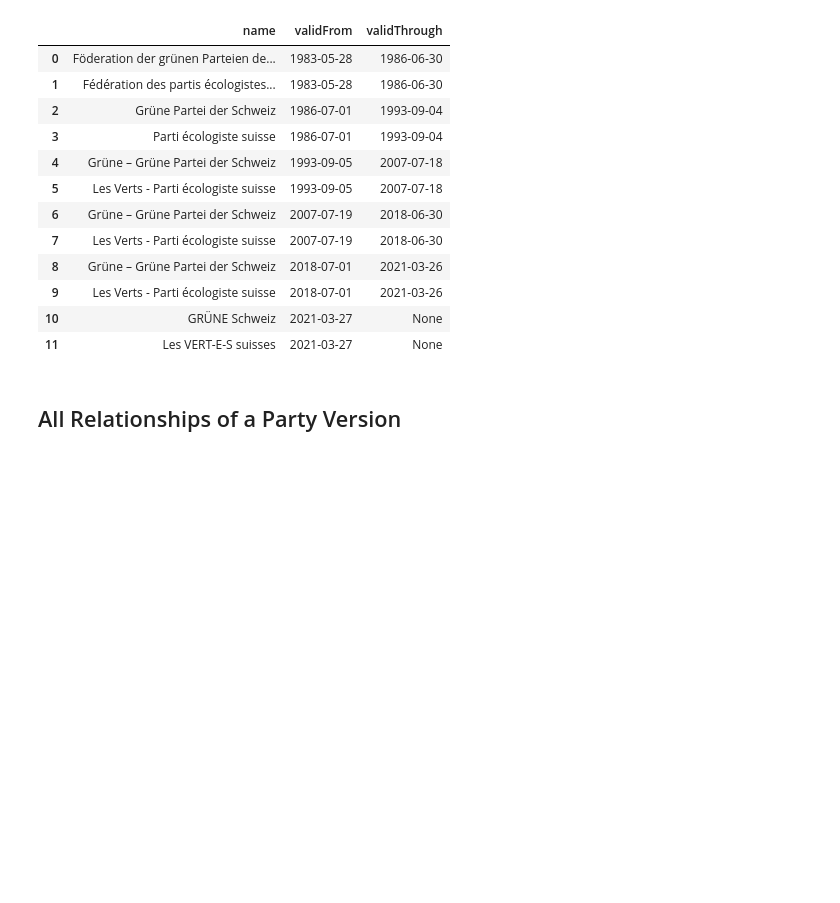
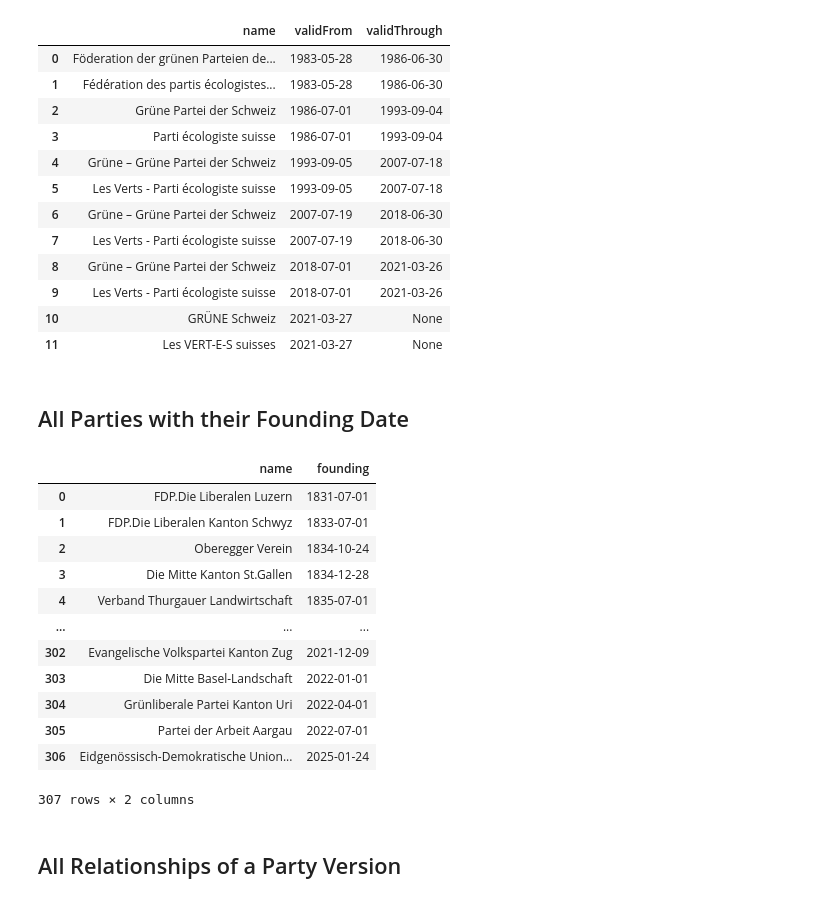
Before and after one commit to swiss/fch-political-party-pipeline, a Jupyter notebook: notebooks/2_use.ipynb, the cells around one changed output. Cells and saved outputs as stored; diff of their text form; code cells hidden in the pictures; blank space fills up the shorter version.

```diff
--- a/notebooks/2_use.ipynb
+++ b/notebooks/2_use.ipynb
@@ -151,6 +151,43 @@ display(df)
 | 9 | Les Verts - Parti écologiste suisse | 2018-07-01 | 2021-03-26 |
 | 10 | GRÜNE Schweiz | 2021-03-27 | None |
 | 11 | Les VERT-E-S suisses | 2021-03-27 | None |
+# %% [markdown]
+## All Parties with their Founding Date
+# %%
+query = """
+
+PREFIX vl: <https://version.link/>
+PREFIX schema: <http://schema.org/>
+
+SELECT ?name ?founding WHERE {
+
+    ?party a vl:Identity ;
+        schema:validFrom ?founding ;
+        schema:name ?name .
+
+    FILTER(lang(?name) = "de")
+
+} ORDER BY ?founding
+
+"""
+# %%
+df = sparql_to_df(g, query)
+
+display(df)
+# %% [output]
+|  | name | founding |
+| 0 | FDP.Die Liberalen Luzern | 1831-07-01 |
+| 1 | FDP.Die Liberalen Kanton Schwyz | 1833-07-01 |
+| 2 | Oberegger Verein | 1834-10-24 |
+| 3 | Die Mitte Kanton St.Gallen | 1834-12-28 |
+| 4 | Verband Thurgauer Landwirtschaft | 1835-07-01 |
+| ... | ... | ... |
+| 302 | Evangelische Volkspartei Kanton Zug | 2021-12-09 |
+| 303 | Die Mitte Basel-Landschaft | 2022-01-01 |
+| 304 | Grünliberale Partei Kanton Uri | 2022-04-01 |
+| 305 | Partei der Arbeit Aargau | 2022-07-01 |
+| 306 | Eidgenössisch-Demokratische Union... | 2025-01-24 |
+307 rows × 2 columns
 # %% [markdown]
 ## All Relationships of a Party Version
 # %%
```
Also changed, not shown: parts of 1 cell of this notebook.
